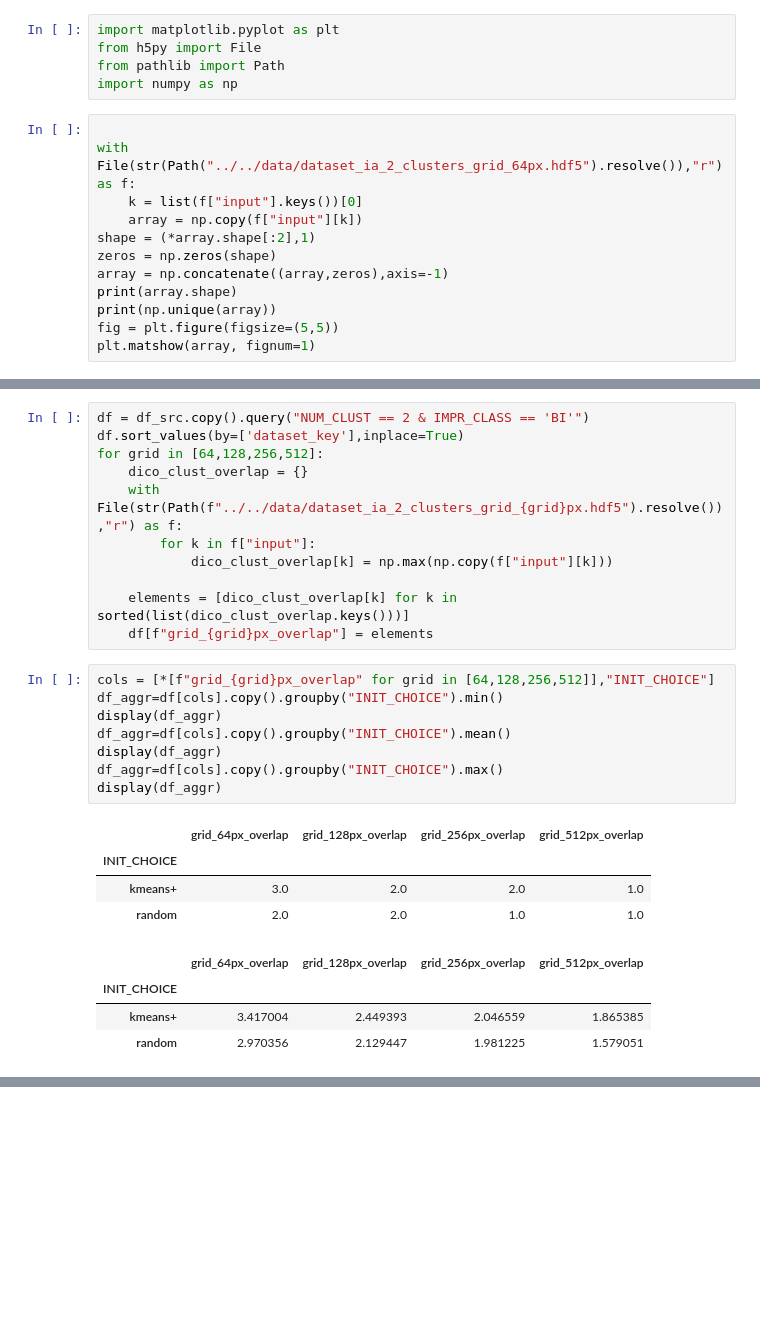
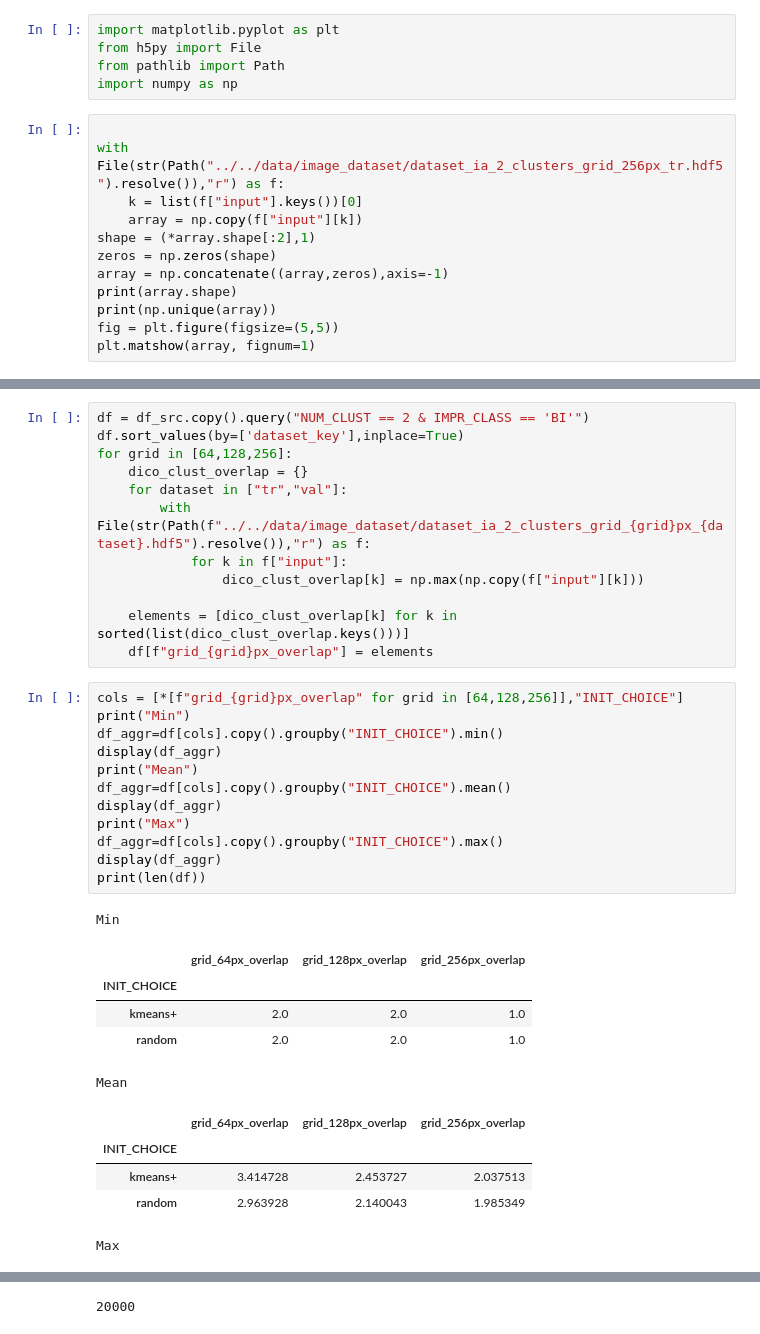
Before and after one commit to Rob174/MaitriseClustering, a Jupyter notebook: repr_partitions_cluster/experiments/statistics_dataset.ipynb, the cells around one changed output, grey strips where cells are left out. Cells and saved outputs as stored; diff of their text form; blank space fills up the shorter version.

```diff
--- a/repr_partitions_cluster/experiments/statistics_dataset.ipynb
+++ b/repr_partitions_cluster/experiments/statistics_dataset.ipynb
@@ -170,7 +170,7 @@ from pathlib import Path
 import numpy as np
 # %%
 
-with File(str(Path("../../data/dataset_ia_2_clusters_grid_64px.hdf5").resolve()),"r") as f:
+with File(str(Path("../../data/image_dataset/dataset_ia_2_clusters_grid_256px_tr.hdf5").resolve()),"r") as f:
     k = list(f["input"].keys())[0]
     array = np.copy(f["input"][k])
 shape = (*array.shape[:2],1)
@@ -189,28 +189,36 @@ Clipping input data to the valid range for imshow with RGB data ([0..1] for floa
 # %%
 df = df_src.copy().query("NUM_CLUST == 2 & IMPR_CLASS == 'BI'")
 df.sort_values(by=['dataset_key'],inplace=True)
-for grid in [64,128,256,512]:
+for grid in [64,128,256]:
     dico_clust_overlap = {}
-    with File(str(Path(f"../../data/dataset_ia_2_clusters_grid_{grid}px.hdf5").resolve()),"r") as f:
-        for k in f["input"]:
-            dico_clust_overlap[k] = np.max(np.copy(f["input"][k]))
+    for dataset in ["tr","val"]:
+        with File(str(Path(f"../../data/image_dataset/dataset_ia_2_clusters_grid_{grid}px_{dataset}.hdf5").resolve()),"r") as f:
+            for k in f["input"]:
+                dico_clust_overlap[k] = np.max(np.copy(f["input"][k]))
 
     elements = [dico_clust_overlap[k] for k in sorted(list(dico_clust_overlap.keys()))]
     df[f"grid_{grid}px_overlap"] = elements
 # %%
-cols = [*[f"grid_{grid}px_overlap" for grid in [64,128,256,512]],"INIT_CHOICE"]
+cols = [*[f"grid_{grid}px_overlap" for grid in [64,128,256]],"INIT_CHOICE"]
+print("Min")
 df_aggr=df[cols].copy().groupby("INIT_CHOICE").min()
 display(df_aggr)
+print("Mean")
 df_aggr=df[cols].copy().groupby("INIT_CHOICE").mean()
 display(df_aggr)
+print("Max")
 df_aggr=df[cols].copy().groupby("INIT_CHOICE").max()
 display(df_aggr)
+print(len(df))
 # %% [output]
+Min
-|  | grid_64px_overlap | grid_128px_overlap | grid_256px_overlap | grid_512px_overlap |
-| INIT_CHOICE |  |  |  |  |
-| kmeans+ | 3.0 | 2.0 | 2.0 | 1.0 |
-| random | 2.0 | 2.0 | 1.0 | 1.0 |
+|  | grid_64px_overlap | grid_128px_overlap | grid_256px_overlap |
+| INIT_CHOICE |  |  |  |
+| kmeans+ | 2.0 | 2.0 | 1.0 |
+| random | 2.0 | 2.0 | 1.0 |
+Mean
-|  | grid_64px_overlap | grid_128px_overlap | grid_256px_overlap | grid_512px_overlap |
-| INIT_CHOICE |  |  |  |  |
-| kmeans+ | 3.417004 | 2.449393 | 2.046559 | 1.865385 |
-| random | 2.970356 | 2.129447 | 1.981225 | 1.579051 |
+|  | grid_64px_overlap | grid_128px_overlap | grid_256px_overlap |
+| INIT_CHOICE |  |  |  |
+| kmeans+ | 3.414728 | 2.453727 | 2.037513 |
+| random | 2.963928 | 2.140043 | 1.985349 |
+Max
@@ -220,0 +229 @@ display(df_aggr)
+20000
```
Also changed, not shown: parts of 5 cells of this notebook, 3 other files.
